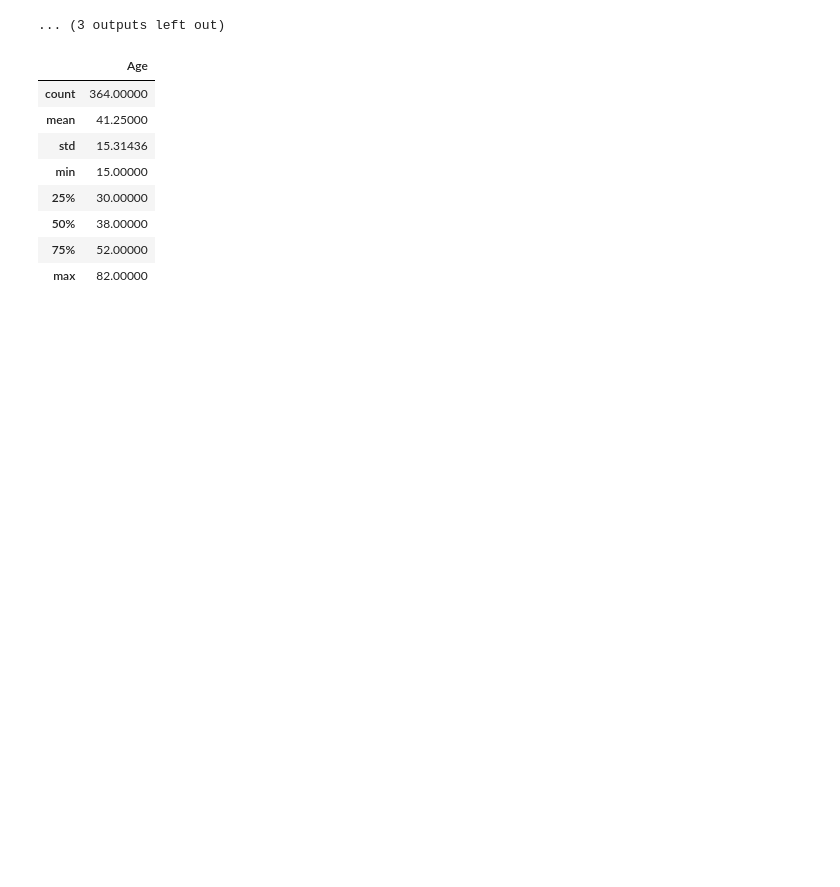
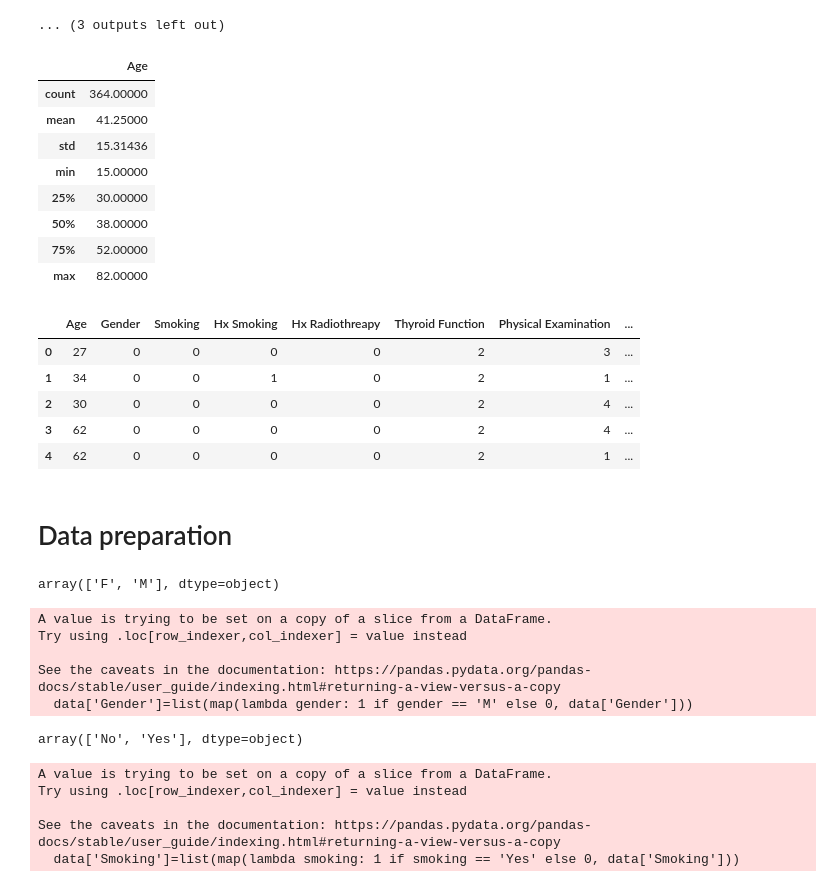
Before and after one commit to Laureoby/thyroid_notebook, a Jupyter notebook: Tyroid_notebook.ipynb, the cells around one changed output. Drawn from its saved outputs; the diff is of its cells as text; code cells hidden in the pictures; blank space fills up the shorter version.

```diff
--- a/Tyroid_notebook.ipynb
+++ b/Tyroid_notebook.ipynb
@@ -156,3 +161,40 @@ data.describe()
 | 50% | 38.00000 |
 | 75% | 52.00000 |
 | max | 82.00000 |
+# %%
+data.head()
+# %% [output]
+|  | Age | Gender | Smoking | Hx Smoking | Hx Radiothreapy | Thyroid Function | Physical Examination | ... |
+| 0 | 27 | 0 | 0 | 0 | 0 | 2 | 3 | ... |
+| 1 | 34 | 0 | 0 | 1 | 0 | 2 | 1 | ... |
+| 2 | 30 | 0 | 0 | 0 | 0 | 2 | 4 | ... |
+| 3 | 62 | 0 | 0 | 0 | 0 | 2 | 4 | ... |
+| 4 | 62 | 0 | 0 | 0 | 0 | 2 | 1 | ... |
+# %% [markdown]
+# Data preparation
+# %%
+#We convert categorical values into numerical values. We start with Gender column
+data['Gender'].unique()
+# %% [output]
+array(['F', 'M'], dtype=object)
+# %%
+data['Gender']=list(map(lambda gender: 1 if gender == 'M' else 0, data['Gender']))
+# %% [output]
+A value is trying to be set on a copy of a slice from a DataFrame.
+Try using .loc[row_indexer,col_indexer] = value instead
+
+See the caveats in the documentation: https://pandas.pydata.org/pandas-docs/stable/user_guide/indexing.html#returning-a-view-versus-a-copy
+  data['Gender']=list(map(lambda gender: 1 if gender == 'M' else 0, data['Gender']))
+# %%
+#We convert categorical values into numerical values. We work on Smoking column
+data['Smoking'].unique()
+# %% [output]
+array(['No', 'Yes'], dtype=object)
+# %%
+data['Smoking']=list(map(lambda smoking: 1 if smoking == 'Yes' else 0, data['Smoking']))
+# %% [output]
+A value is trying to be set on a copy of a slice from a DataFrame.
+Try using .loc[row_indexer,col_indexer] = value instead
+
+See the caveats in the documentation: https://pandas.pydata.org/pandas-docs/stable/user_guide/indexing.html#returning-a-view-versus-a-copy
+  data['Smoking']=list(map(lambda smoking: 1 if smoking == 'Yes' else 0, data['Smoking']))
```
Also changed, not shown: parts of 20 cells of this notebook.
